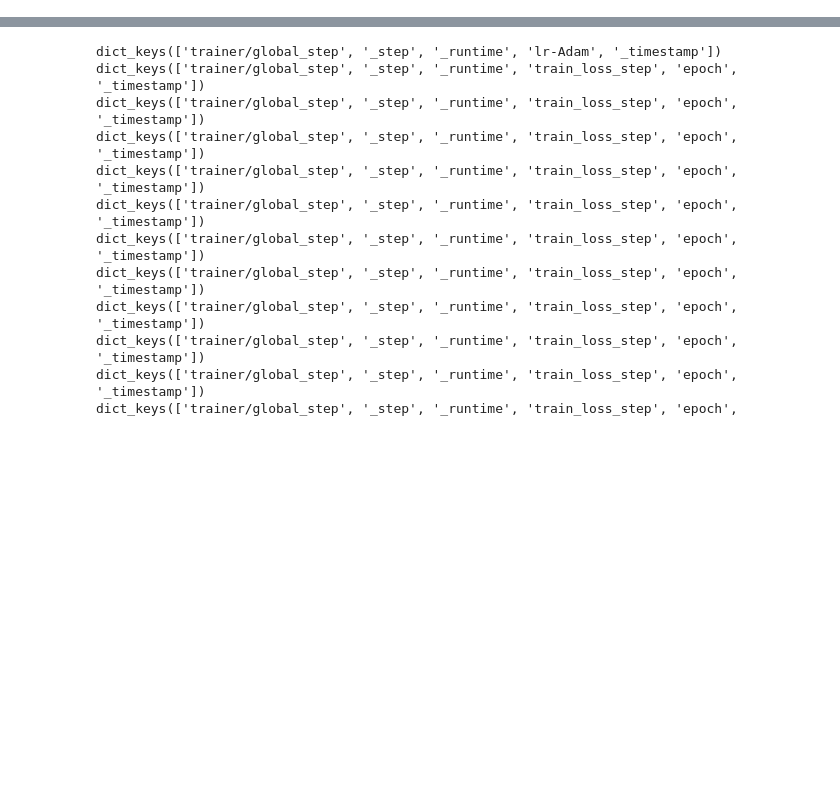
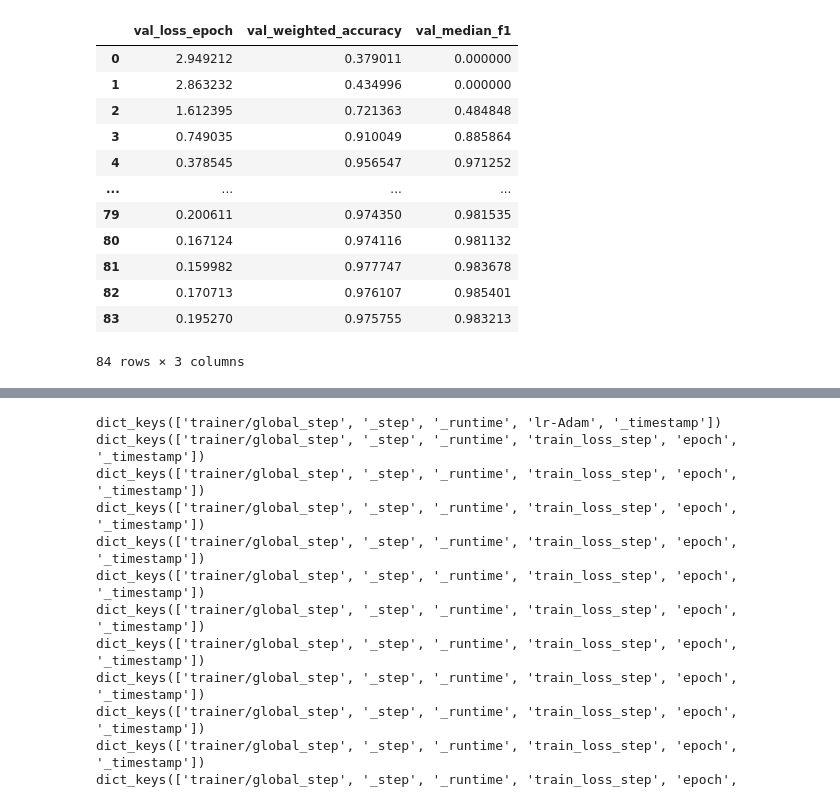
Before and after one commit to braingeneers/SIMS, a Jupyter notebook: notebooks/wandb_data_download.ipynb, the cells around one changed output, grey strips where cells are left out. Cells and saved outputs as stored; diff of their text form; code cells hidden in the pictures; blank space fills up the shorter version.

```diff
--- a/notebooks/wandb_data_download.ipynb
+++ b/notebooks/wandb_data_download.ipynb
@@ -9,4 +9,4 @@ import matplotlib.pyplot as plt
 # %%
 api = wandb.Api()
 # %%
-[run for run in api.runs('jlehrer1/Human Cortical Model') if run.state == 'finished']
+runs = [run for run in api.runs('jlehrer1/Ablation Study') if run.state == 'finished']
@@ -16 +33,23 @@ api = wandb.Api()
+# %%
+r = runs[0].scan_history(keys=[
+    'val_loss_epoch',
+    'val_weighted_accuracy',
+    'val_median_f1'
+])
+# %%
+pd.DataFrame(r)
+# %% [output]
+|  | val_loss_epoch | val_weighted_accuracy | val_median_f1 |
+| 0 | 2.949212 | 0.379011 | 0.000000 |
+| 1 | 2.863232 | 0.434996 | 0.000000 |
+| 2 | 1.612395 | 0.721363 | 0.484848 |
+| 3 | 0.749035 | 0.910049 | 0.885864 |
+| 4 | 0.378545 | 0.956547 | 0.971252 |
+| ... | ... | ... | ... |
+| 79 | 0.200611 | 0.974350 | 0.981535 |
+| 80 | 0.167124 | 0.974116 | 0.981132 |
+| 81 | 0.159982 | 0.977747 | 0.983678 |
+| 82 | 0.170713 | 0.976107 | 0.985401 |
+| 83 | 0.195270 | 0.975755 | 0.983213 |
+84 rows × 3 columns
 # %%
```
Also changed, not shown: parts of 8 cells of this notebook, 9 other files.
